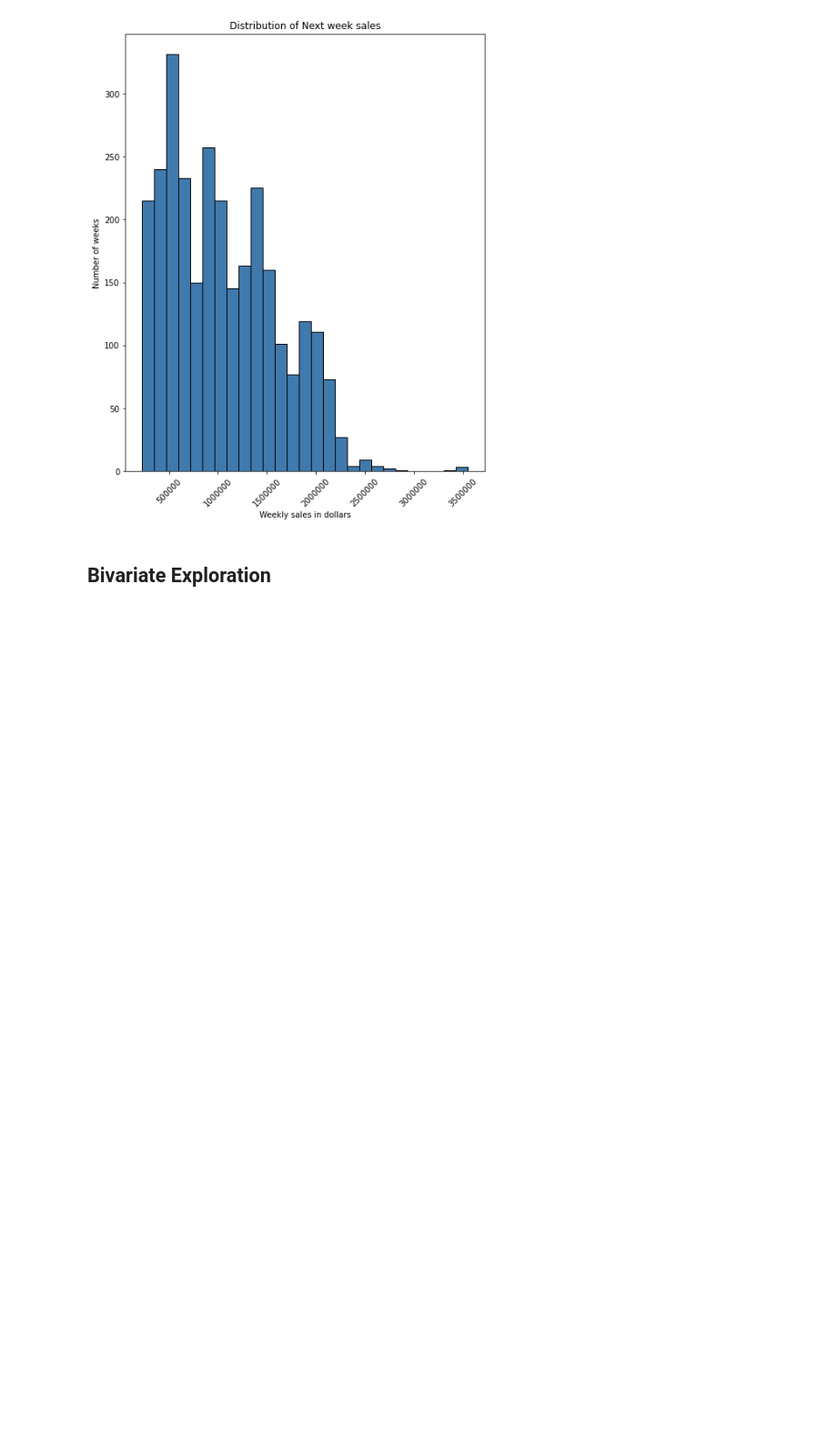
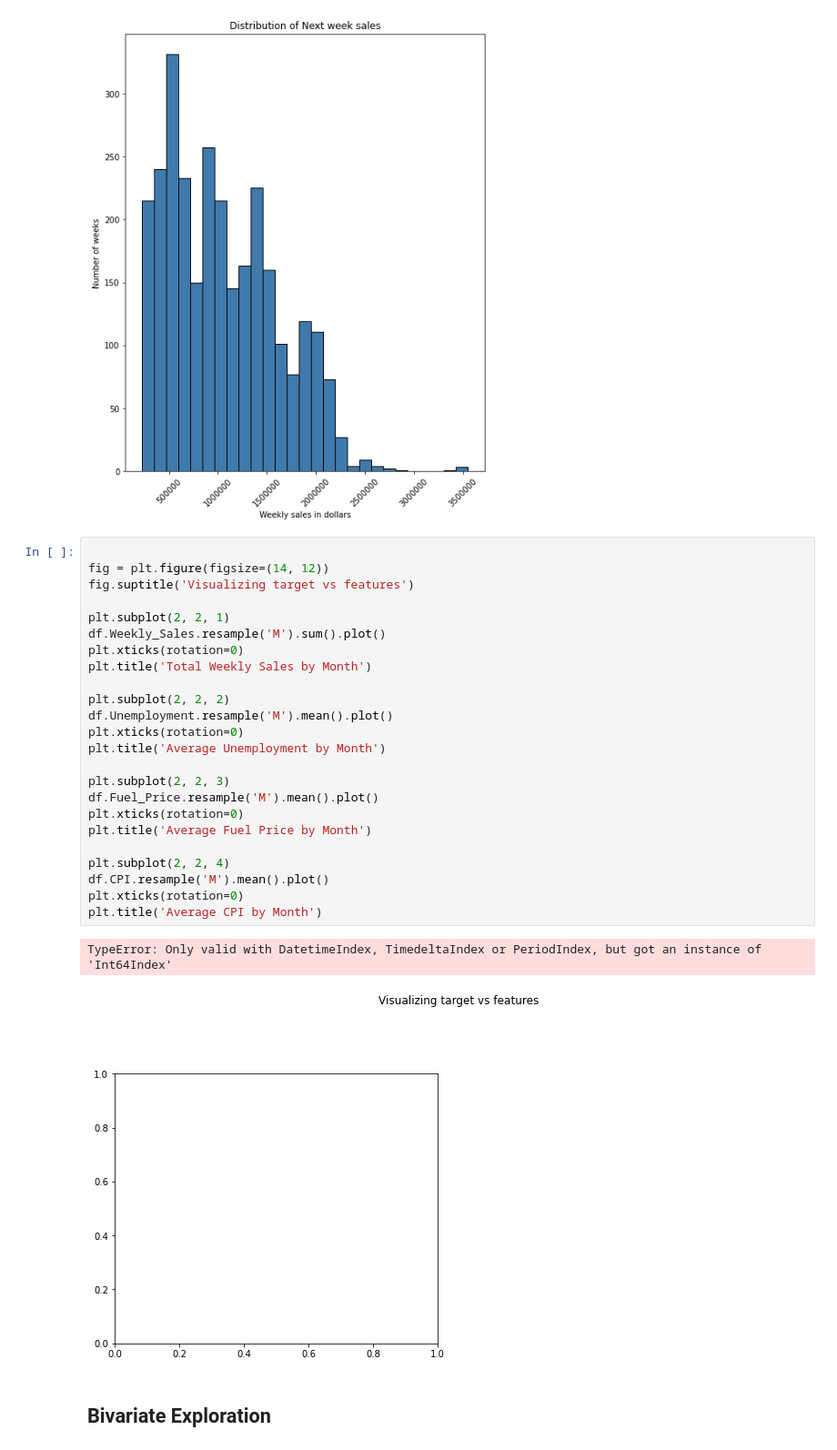
Before and after one commit to Attention-Walmart-Shoppers/capstone, a Jupyter notebook: final_notebook_draft.ipynb, the cells around one changed output. Shown at 91% size. Drawn from its saved outputs; the diff is of its cells as text; blank space fills up the shorter version.

```diff
--- a/final_notebook_draft.ipynb
+++ b/final_notebook_draft.ipynb
@@ -174,6 +175,33 @@ plt.ticklabel_format(style = 'plain')
 plt.show()
 # %% [output]
 [figure]
+# %%
+
+fig = plt.figure(figsize=(14, 12))
+fig.suptitle('Visualizing target vs features')
+
+plt.subplot(2, 2, 1)
+df.Weekly_Sales.resample('M').sum().plot()
+plt.xticks(rotation=0)
+plt.title('Total Weekly Sales by Month')
+
+plt.subplot(2, 2, 2)
+df.Unemployment.resample('M').mean().plot()
+plt.xticks(rotation=0)
+plt.title('Average Unemployment by Month')
+
+plt.subplot(2, 2, 3)
+df.Fuel_Price.resample('M').mean().plot()
+plt.xticks(rotation=0)
+plt.title('Average Fuel Price by Month')
+
+plt.subplot(2, 2, 4)
+df.CPI.resample('M').mean().plot()
+plt.xticks(rotation=0)
+plt.title('Average CPI by Month')
+# %% [output]
+TypeError: Only valid with DatetimeIndex, TimedeltaIndex or PeriodIndex, but got an instance of 'Int64Index'
+[figure, added]
 # %% [markdown]
 ## Bivariate Exploration
 # %%
```
Also changed, not shown: parts of 2 cells of this notebook.
